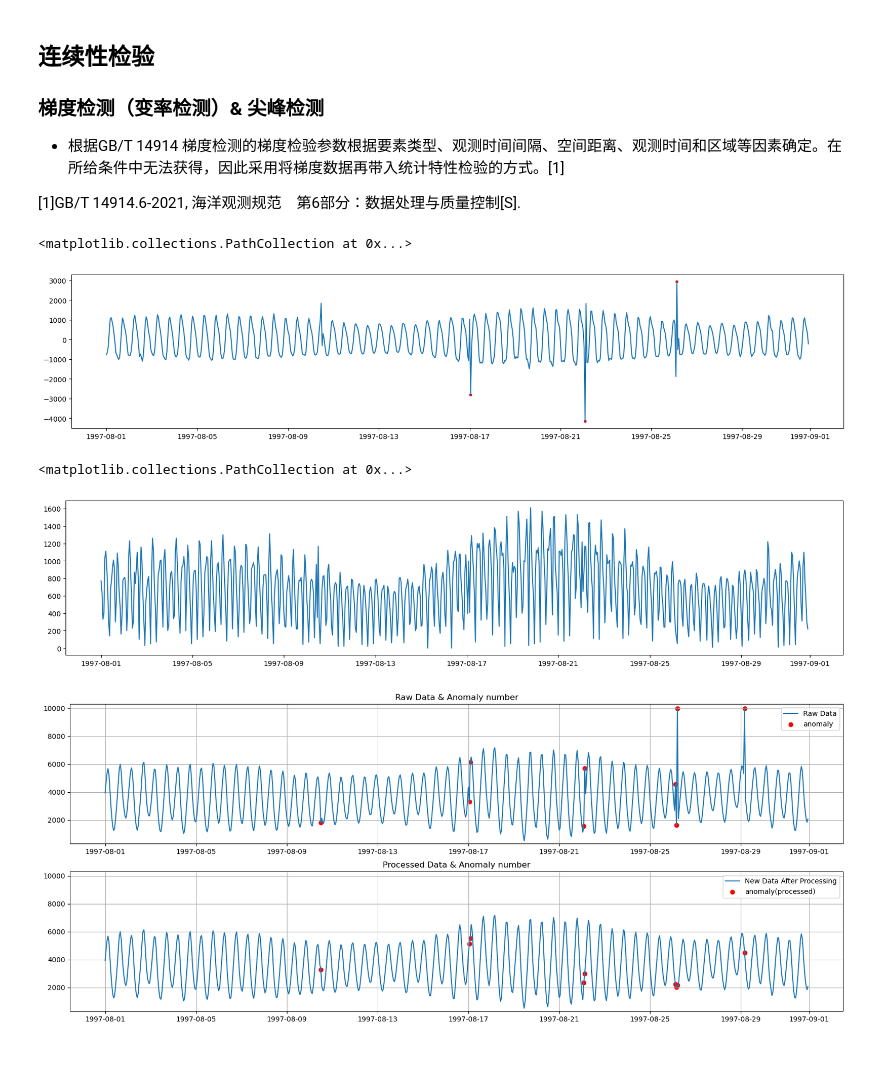
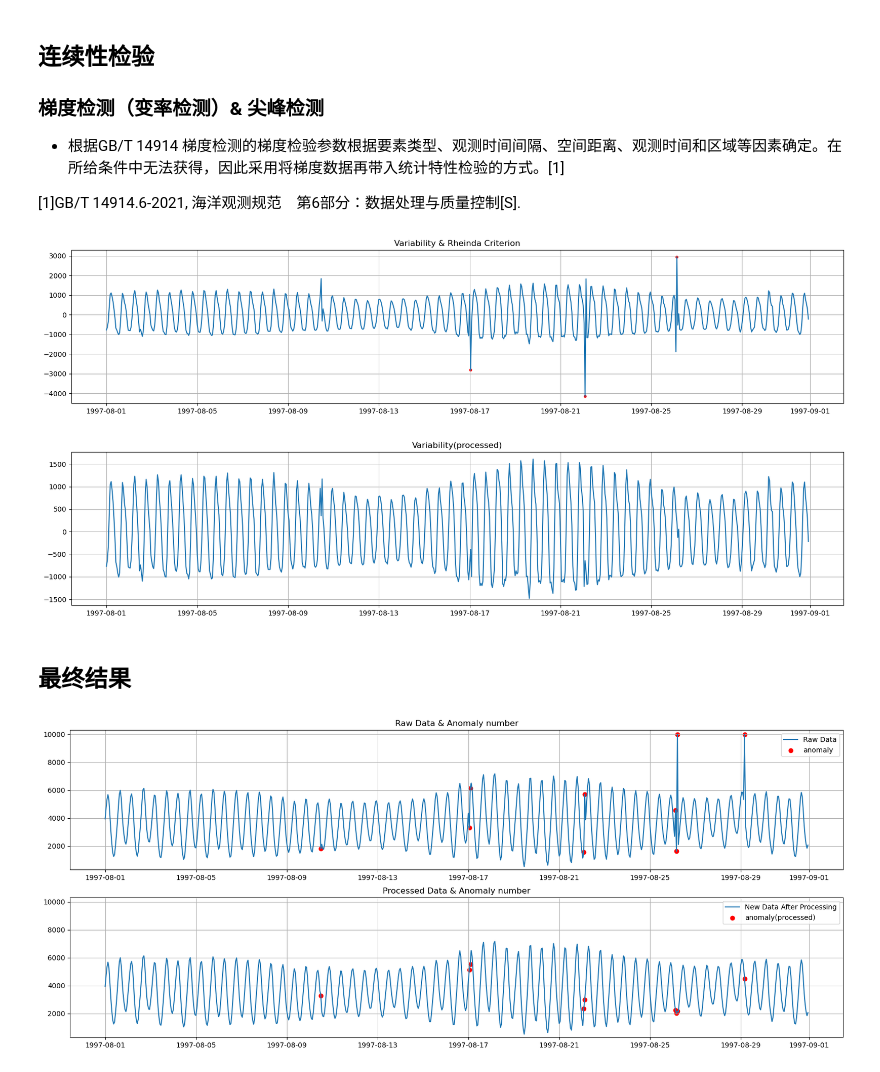
Before and after one commit to Yuhan-xue/HAN_Marine_element, a Jupyter notebook: WORK1/WORK1.ipynb, the cells around one changed output. Drawn from its saved outputs; the diff is of its cells as text; code cells hidden in the pictures.

```diff
--- a/WORK1/WORK1.ipynb
+++ b/WORK1/WORK1.ipynb
@@ -96,13 +96,14 @@ print(ind)
 # %%
 # 对梯度（变率数据）的莱因达准则&格林布斯准则
 k=datas_1[:-1]-datas_1[1:]
 plt.figure(figsize=[20,4])
 plt.plot(dates[:-1],k)
 plt.scatter(dates[:-1][GetReindaAno(k)],k[GetReindaAno(k)],c='r',s=10)
 #plt.scatter(dates[:-1][grubbs.max_test_indices(k,0.1)],k[grubbs.max_test_indices(k,0.1)],c='r',s=10)
+plt.title('Variability & Rheinda Criterion')
+plt.grid()
 # %% [output]
-<matplotlib.collections.PathCollection at 0x...>
-[figure, old version]
+[figure, new version]
 # %%
 datas_2=np.copy(datas_1)
 for i in dates[:-1][GetReindaAno(k)]:
@@ -123,15 +124,18 @@ for i in dates[:-1][GetReindaAno(k_1)]:
   ind=np.where(dates==i)[0][0]
   datas_2[ind+1]=inter(ind+1,datas_1)
   anos.append(ind+1)
-k_1=np.abs(datas_2[:-1]-datas_2[1:])
+k_1=datas_2[:-1]-datas_2[1:]
 
 plt.figure(figsize=[20,4])
 plt.plot(dates[:-1],k_1)
 plt.scatter(dates[:-1][GetReindaAno(k_1)],k_1[GetReindaAno(k_1)],c='r',s=10)
 #plt.xlim(dates[(dates.month==8)&(dates.day==25)][0],dates[-1])
+plt.title('Variability(processed)')
+plt.grid()
 # %% [output]
-<matplotlib.collections.PathCollection at 0x...>
-[figure, old version]
+[figure, new version]
+# %% [markdown]
+## 最终结果
 # %%
 plt.figure(figsize=[20,8])
 plt.subplot(2,1,1)
```
Also changed, not shown: parts of 3 cells of this notebook, 12 other files.
